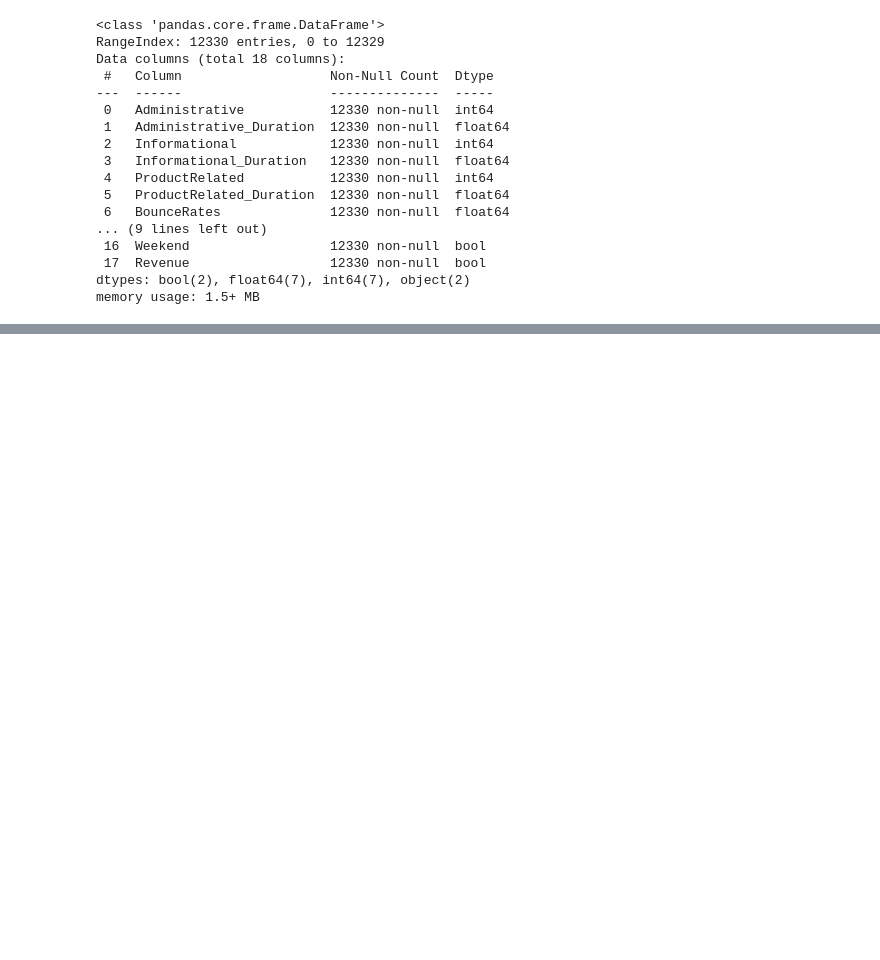
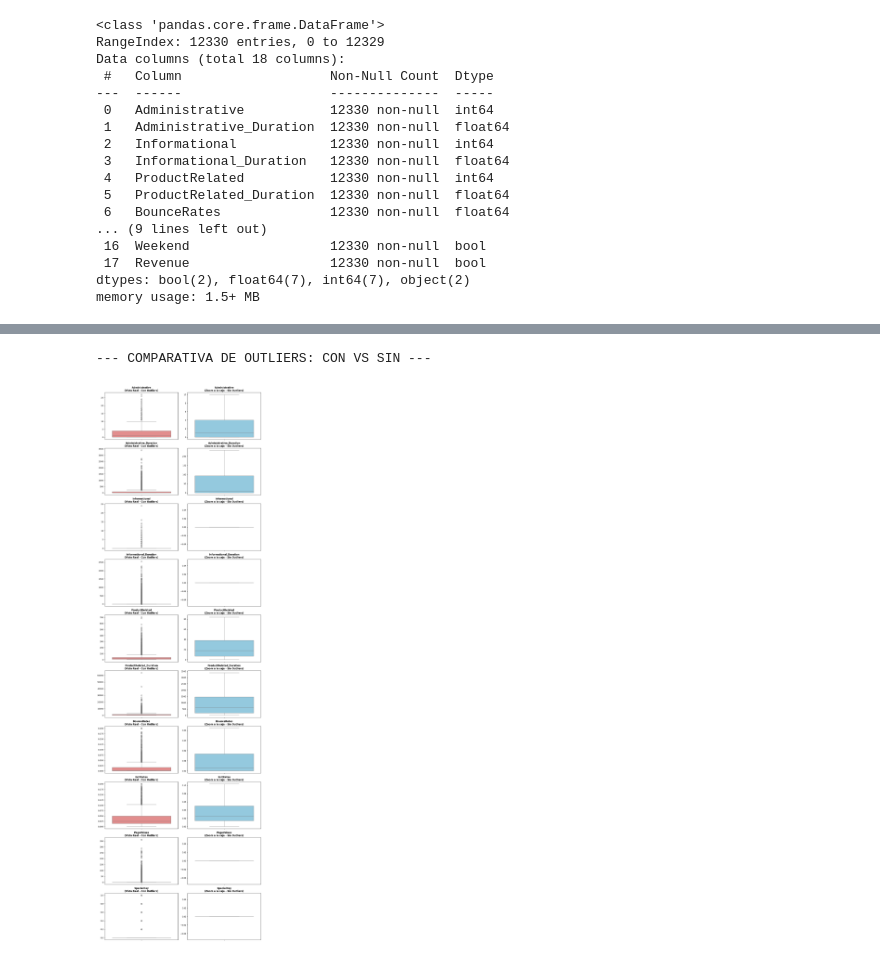
Before and after one commit to Franku03/ml-shopping-indicator, a Jupyter notebook: proyecto-shopping-indicator.ipynb, the cells around one changed output, grey strips where cells are left out. Cells and saved outputs as stored; diff of their text form; code cells hidden in the pictures; blank space fills up the shorter version.

```diff
--- a/proyecto-shopping-indicator.ipynb
+++ b/proyecto-shopping-indicator.ipynb
@@ -118,0 +291,17 @@ memory usage: 1.5+ MB
+# %%
+# ANÁLISIS DE VARIABLES
+
+#Distribución de revenue
+print("\n--- DISTRIBUCIÓN DE VARIABLE OBJETIVO (REVENUE) ---")
+target_distribution = shop_df['Revenue'].value_counts(normalize=True) * 100
+print(target_distribution)
+
+
+# Matriz de correlación
+print("\n--- Matriz de correlación ---")
+# Solo seleccionamos las numéricas reales
+numeric_cols = shop_df.select_dtypes(include=['int64', 'float64']).columns
+correlation_matrix = shop_df[numeric_cols].corr()
+
+# Mapa de calor
+display(correlation_matrix.style.background_gradient(cmap='coolwarm', axis=None).format("{:.2f}"))
@@ -118,0 +344,31 @@ memory usage: 1.5+ MB
+# %%
+import math
+import matplotlib.pyplot as plt
+import seaborn as sns
+# VALORES ATÍPICOS
+print("\n--- COMPARATIVA DE OUTLIERS: CON VS SIN ---")
+
+#Cuadrículas
+n_rows = len(numeric_cols)
+n_cols = 2
+
+plt.figure(figsize=(12, n_rows * 4))
+
+for i, col in enumerate(numeric_cols):
+    # --- GRÁFICO 1: CON OUTLIERS (Izquierda) ---
+    plt.subplot(n_rows, n_cols, i * 2 + 1)
+    sns.boxplot(y=shop_df[col], color='lightcoral')
+    plt.title(f"{col}\n(Vista Real - Con Outliers)", fontweight='bold')
+    plt.ylabel('')
+
+    # --- GRÁFICO 2: SIN OUTLIERS (Derecha) ---
+    plt.subplot(n_rows, n_cols, i * 2 + 2)
+    sns.boxplot(y=shop_df[col], color='skyblue', showfliers=False)
+    plt.title(f"{col}\n(Zoom a la caja - Sin Outliers)", fontweight='bold')
+    plt.ylabel('')
+
+plt.tight_layout()
+plt.show()
+# %% [output]
+--- COMPARATIVA DE OUTLIERS: CON VS SIN ---
+[figure, added]
```
Also changed, not shown: parts of 7 cells of this notebook.
